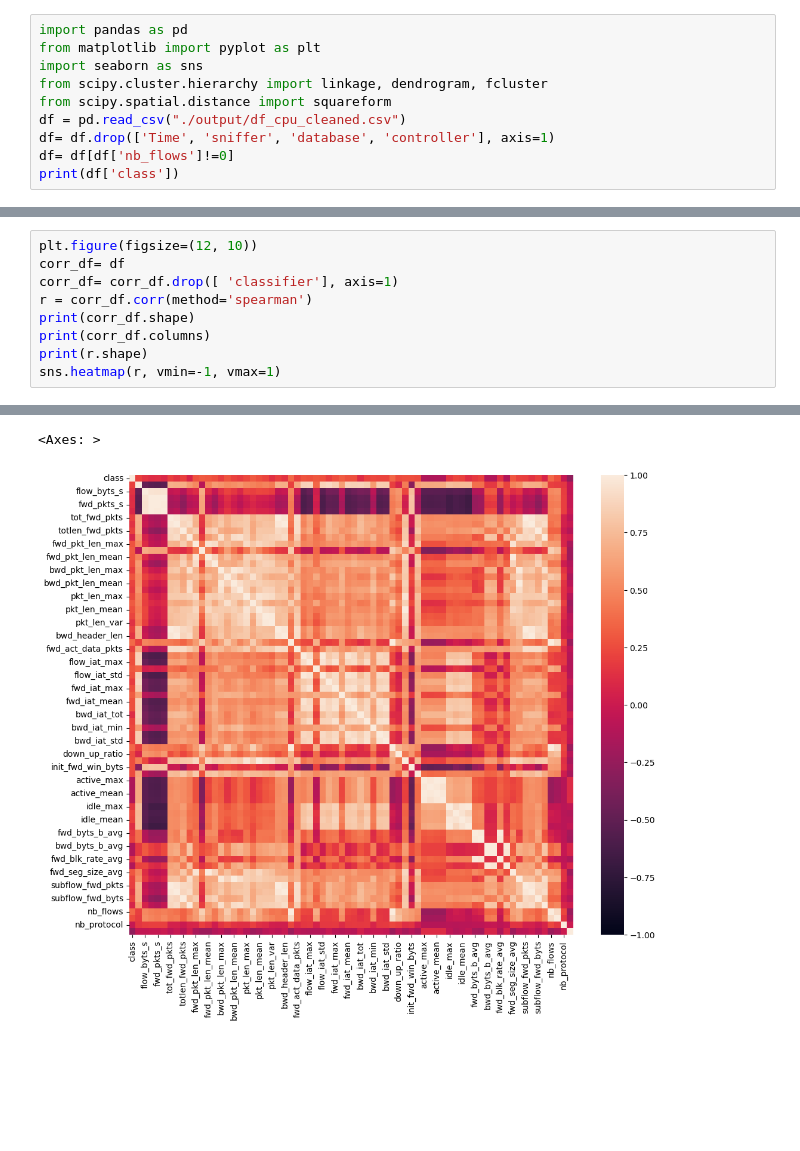
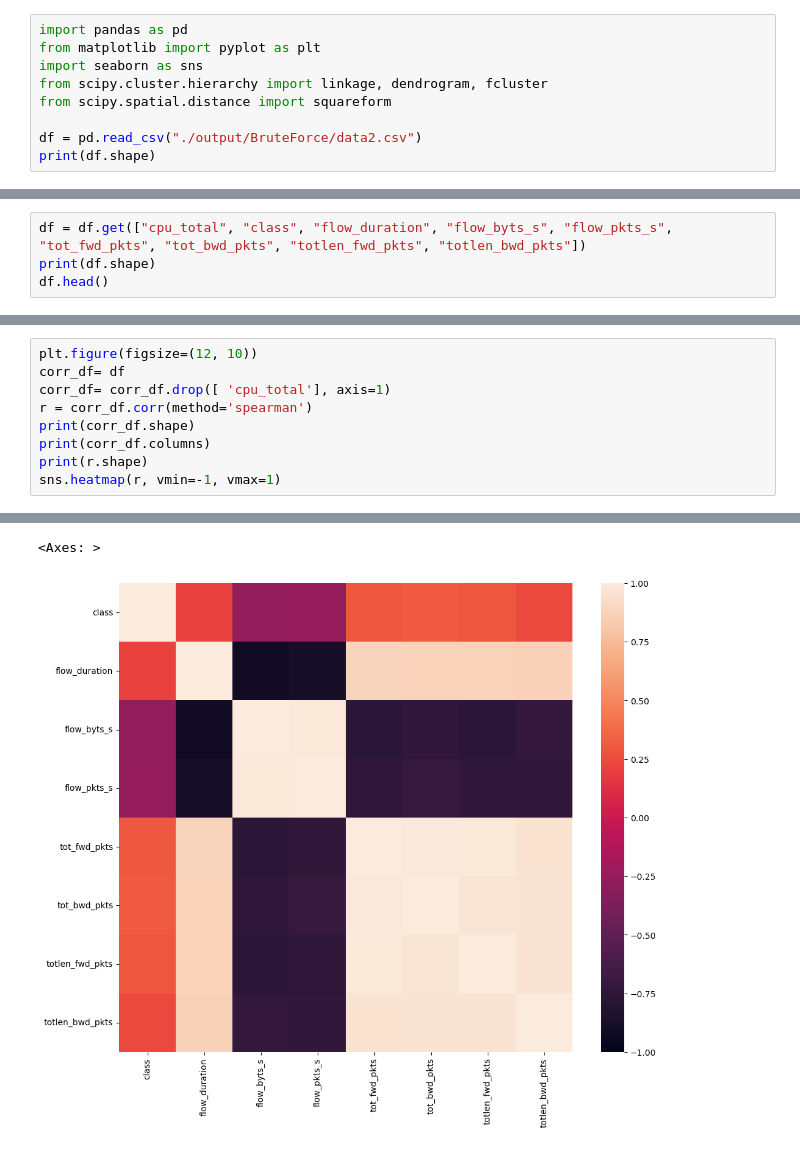
Before and after one commit to RedaMorsli/mlids_impact_analysis, a Jupyter notebook: analysis.ipynb, the cells around one changed output, grey strips where cells are left out. Cells and saved outputs as stored; diff of their text form; blank space fills up the shorter version.

```diff
--- a/analysis.ipynb
+++ b/analysis.ipynb
@@ -4,8 +6,7 @@ from matplotlib import pyplot as plt
 import seaborn as sns
 from scipy.cluster.hierarchy import linkage, dendrogram, fcluster
 from scipy.spatial.distance import squareform
-df = pd.read_csv("./output/df_cpu_cleaned.csv")
-df= df.drop(['Time', 'sniffer', 'database', 'controller'], axis=1)
-df= df[df['nb_flows']!=0]
-print(df['class'])
+
+df = pd.read_csv("./output/BruteForce/data2.csv")
+print(df.shape)
 # %% [output]
@@ -23,0 +16,4 @@ Name: class, Length: 624, dtype: float64
+# %%
+df = df.get(["cpu_total", "class", "flow_duration", "flow_byts_s", "flow_pkts_s", "tot_fwd_pkts", "tot_bwd_pkts", "totlen_fwd_pkts", "totlen_bwd_pkts"])
+print(df.shape)
+df.head()
@@ -24,7 +28,7 @@ Name: class, Length: 624, dtype: float64
 # %%
 plt.figure(figsize=(12, 10))
 corr_df= df
-corr_df= corr_df.drop([ 'classifier'], axis=1)
+corr_df= corr_df.drop([ 'cpu_total'], axis=1)
 r = corr_df.corr(method='spearman')
 print(corr_df.shape)
 print(corr_df.columns)
@@ -51,5 +43,5 @@ Index(['class', 'flow_duration', 'flow_byts_s', 'flow_pkts_s', 'fwd_pkts_s',
 <Axes: >
-[figure, old version]
+[figure, new version]
 # %%
 plt.figure(figsize=(12,5))
 dissimilarity = 1 - abs(r)
```
Also changed, not shown: parts of 14 cells of this notebook.
